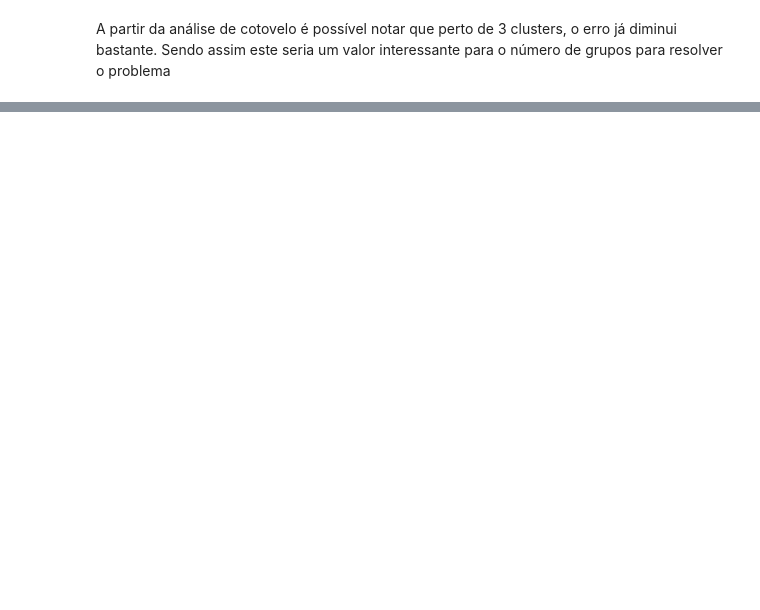
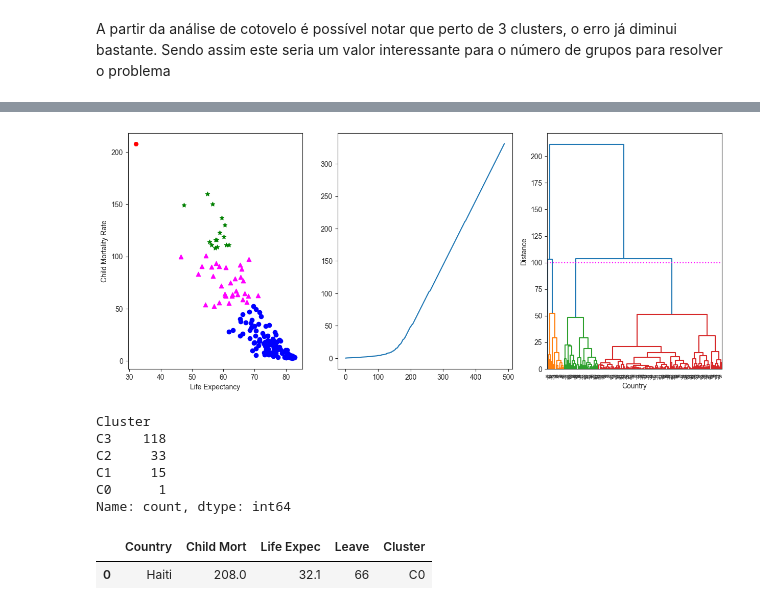
Before and after one commit to GaabrielDiasL/TrabalhoPOS_2, a Jupyter notebook: analise.ipynb, the cells around one changed output, grey strips where cells are left out. Cells and saved outputs as stored; diff of their text form; code cells hidden in the pictures; blank space fills up the shorter version.

```diff
--- a/analise.ipynb
+++ b/analise.ipynb
@@ -142,0 +222,36 @@ Calculando a distância euclidiana entre os países
+# %%
+from sklearn.cluster import AgglomerativeClustering
+
+distance_threshold = 100
+linkage_method =  'complete'
+
+fig, axes = plt.subplots(1, 3, figsize=(15, 6))
+
+ax = axes[2]
+linkage =  sch.linkage(data, method=linkage_method)
+dend = sch.dendrogram(linkage, color_threshold=distance_threshold,
+                      get_leaves=True)
+ax.set_xlabel("Country")
+ax.set_ylabel("Distance")
+ax.axhline(distance_threshold, c='magenta', ls=":")
+
+axes[1].plot(np.unique(linkage))
+
+ax = axes[0]
+model = AgglomerativeClustering(n_clusters=None,
+                                linkage=linkage_method,
+                                distance_threshold=distance_threshold)
+clusters = model.fit(data)
+
+labels = model.labels_
+
+colors = ['g', 'b', 'magenta', 'r', 'c'] * 10
+markers = ['*', "o", '^', 'H'] * 10
+
+for cluster in np.unique(labels):
+    indices = np.where(labels == cluster)[0]
+    ax.scatter(data.iloc[indices, 0], data.iloc[indices, 1], c=colors[cluster], marker=markers[cluster])
+    ax.set_xlabel("Life Expectancy")
+    ax.set_ylabel("Child Mortality Rate")
+# %% [output]
+[figure, added]
@@ -142,0 +274,14 @@ Calculando a distância euclidiana entre os países
+# %%
+cluster_counts
+# %% [output]
+Cluster
+C3    118
+C2     33
+C1     15
+C0      1
+Name: count, dtype: int64
+# %%
+output_df[output_df['Cluster'] == 'C0']
+# %% [output]
+|  | Country | Child Mort | Life Expec | Leave | Cluster |
+| 0 | Haiti | 208.0 | 32.1 | 66 | C0 |
```
Also changed, not shown: parts of 23 cells of this notebook.
